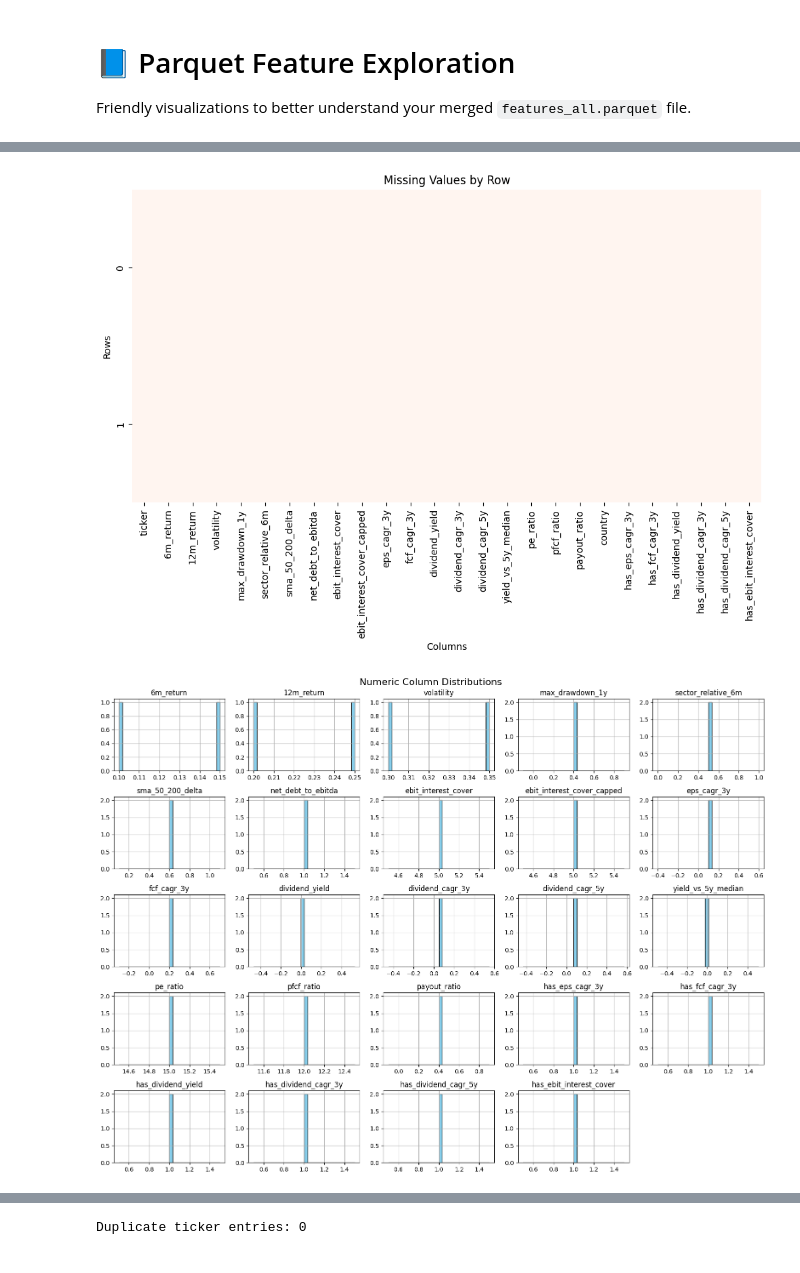
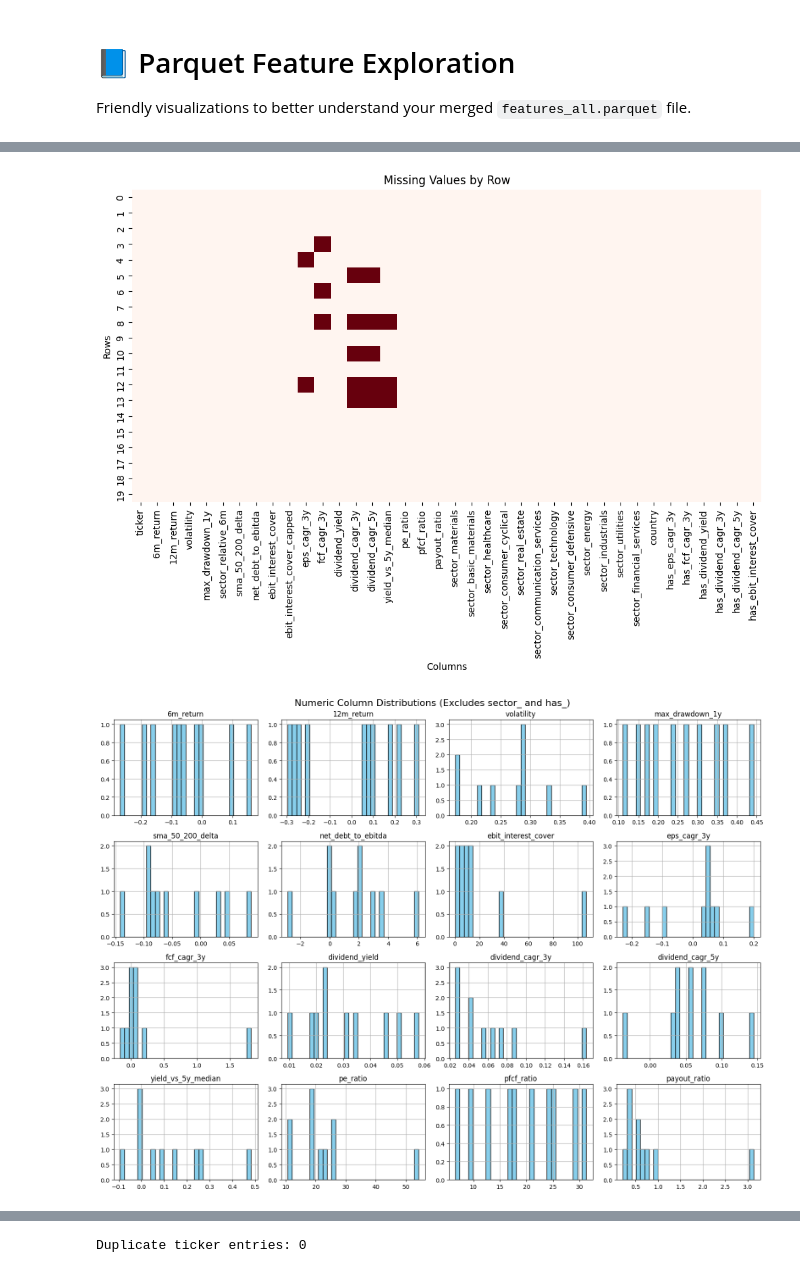
Before and after one commit to IMGitH/dvmax, a Jupyter notebook: explore_parquet.ipynb, the cells around one changed output, grey strips where cells are left out. Drawn from its saved outputs; the diff is of its cells as text; code cells hidden in the pictures.

```diff
--- a/explore_parquet.ipynb
+++ b/explore_parquet.ipynb
@@ -6,10 +6,12 @@ Friendly visualizations to better understand your merged `features_all.parquet`
 import polars as pl
 import matplotlib.pyplot as plt
 import seaborn as sns
+import numpy as np
+
 
 # 📁 Load the merged Parquet
-# parquet_path = "features_all.parquet"
-parquet_path = "/tmp/pytest-of-codespace/pytest-8/test_generate_feature_parquets0/features_parquet/features_all.parquet"
+parquet_path = "features_parquet/22-05-2025/features_all.parquet"
+# parquet_path = "/tmp/pytest-of-codespace/pytest-8/test_generate_feature_parquets0/features_parquet/features_all.parquet"
 df = pl.read_parquet(parquet_path)
 
 # 🔁 Convert to pandas for viz (optional)
@@ -77,15 +102,26 @@ plt.xlabel("Columns")
 plt.ylabel("Rows")
 plt.show()
 # %% [output]
-[figure, old version]
+[figure, new version]
 # %%
-# 📈 Histograms of numeric columns
-pdf.select_dtypes(include=["number"]).hist(
+# Filter numeric columns
+pdf_numeric = pdf.select_dtypes(include=["number"])
+
+# Drop sector_ and has_ columns
+pdf_numeric = pdf_numeric.drop(columns=[
+    col for col in pdf_numeric.columns if col.startswith("sector_") or col.startswith("has_")
+])
+
+# Keep only rows with all finite values
+pdf_numeric_clean = pdf_numeric[np.isfinite(pdf_numeric).all(axis=1)]
+
+# Plot histograms
+pdf_numeric_clean.hist(
     figsize=(16, 12), bins=30, edgecolor='black', color='skyblue'
 )
-plt.suptitle("Numeric Column Distributions", fontsize=16)
+plt.suptitle("Numeric Column Distributions (Excludes sector_ and has_)", fontsize=16)
 plt.tight_layout()
 plt.show()
 # %% [output]
-[figure, old version]
+[figure, new version]
 # %%
```
Also changed, not shown: parts of 7 cells of this notebook.
